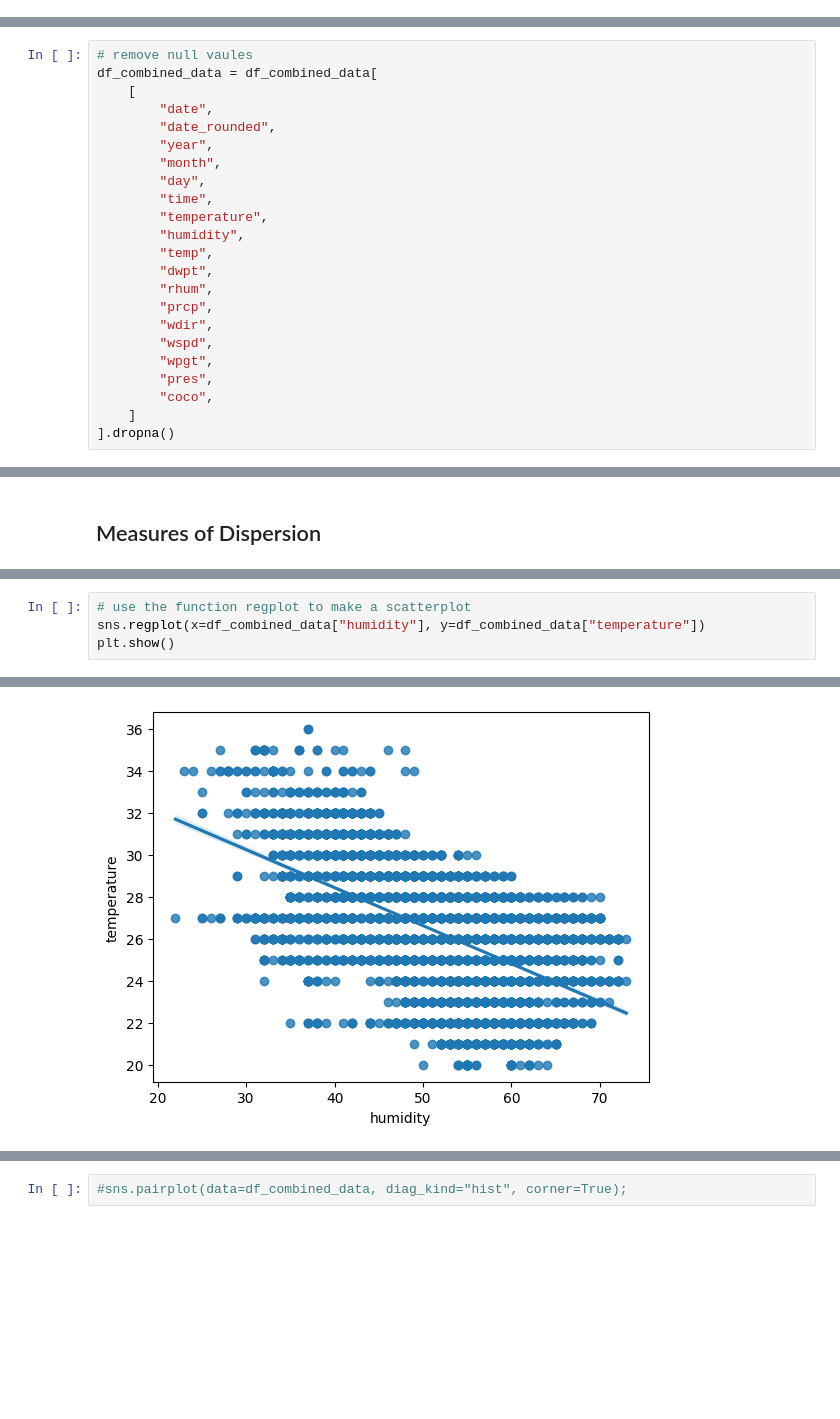
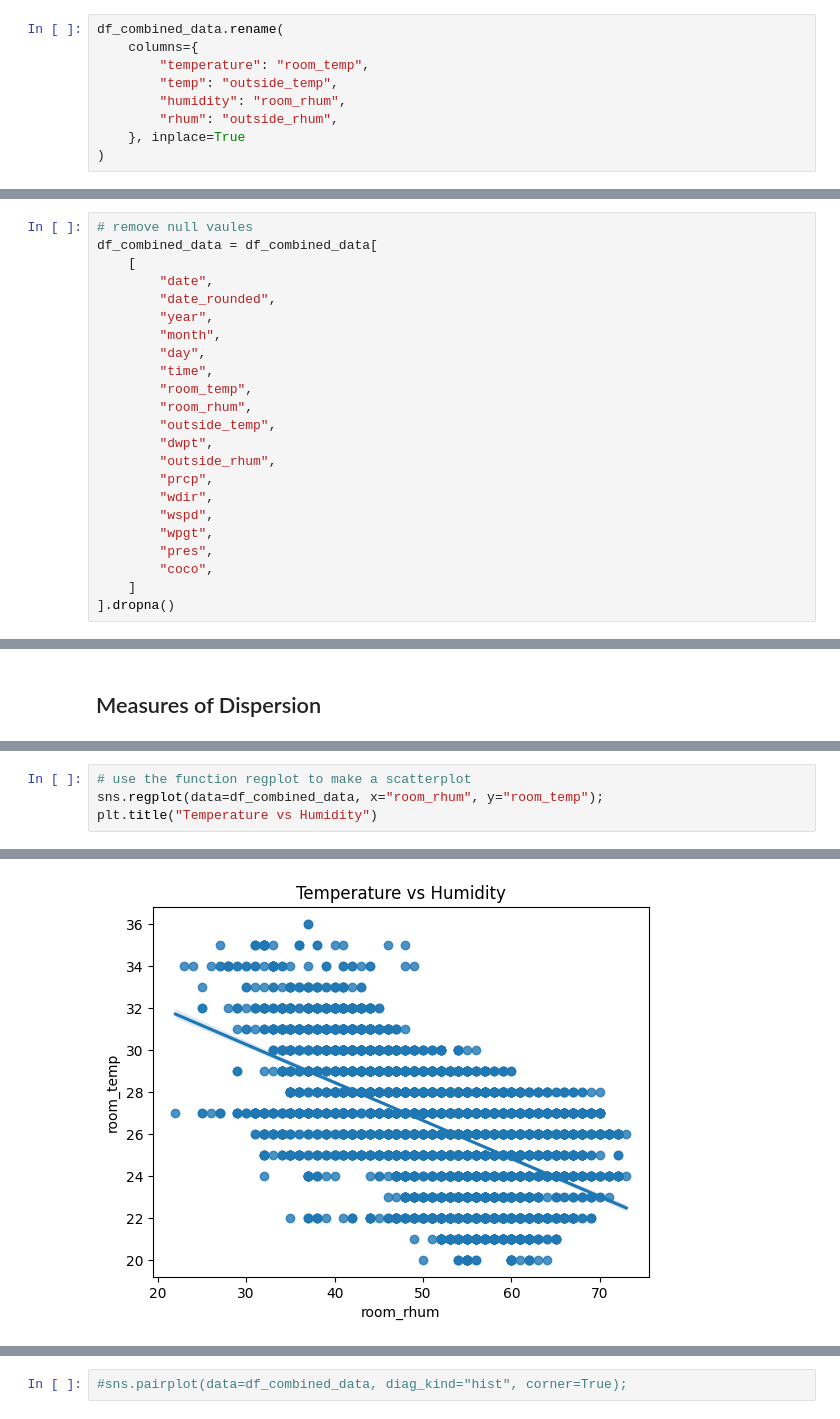
Before and after one commit to stephenjera/Kaggle-Projects, a Jupyter notebook: Temperature_Humidity_Dataset/temperature_data.ipynb, the cells around one changed output, grey strips where cells are left out. Saved outputs shown, nothing was run; the diff lists cells and outputs as text; blank space fills up the shorter version.

Commit message:
Renamed varaibales and added graphs

```diff
--- a/Temperature_Humidity_Dataset/temperature_data.ipynb
+++ b/Temperature_Humidity_Dataset/temperature_data.ipynb
@@ -259,6 +253,15 @@ df_combined_data.head()
 | 2 | 2022-07-18 17:18:33.890008 | 2022-07-18 17:00:00 | 2022 | 7 | 18 | 17:18:33 | 34.0 | 27.0 | 35.0 | 8.7 | ... |
 | 3 | 2022-07-18 17:48:34.940317 | 2022-07-18 18:00:00 | 2022 | 7 | 18 | 17:48:34 | 34.0 | 28.0 | 34.0 | 7.9 | ... |
 | 4 | 2022-07-18 18:03:35.465421 | 2022-07-18 18:00:00 | 2022 | 7 | 18 | 18:03:35 | 34.0 | 27.0 | 34.0 | 7.9 | ... |
+# %%
+df_combined_data.rename(
+    columns={
+        "temperature": "room_temp",
+        "temp": "outside_temp",
+        "humidity": "room_rhum",
+        "rhum": "outside_rhum",
+    }, inplace=True
+)
 # %% [markdown]
 # Exploratory Data Analysis
 # %%
@@ -320,11 +323,11 @@ df_combined_data = df_combined_data[
         "month",
         "day",
         "time",
-        "temperature",
-        "humidity",
-        "temp",
+        "room_temp",
+        "room_rhum",
+        "outside_temp",
         "dwpt",
-        "rhum",
+        "outside_rhum",
         "prcp",
         "wdir",
         "wspd",
@@ -536,5 +538,5 @@ FutureWarning: The default value of numeric_only in DataFrame.corr is deprecated
 # %%
 # use the function regplot to make a scatterplot
-sns.regplot(x=df_combined_data["humidity"], y=df_combined_data["temperature"])
-plt.show()
+sns.regplot(data=df_combined_data, x="room_rhum", y="room_temp");
+plt.title("Temperature vs Humidity")
 # %% [output]
@@ -541 +544 @@ plt.show()
-[figure, old version]
+[figure, new version]
```
Also changed, not shown: parts of 28 cells of this notebook.
